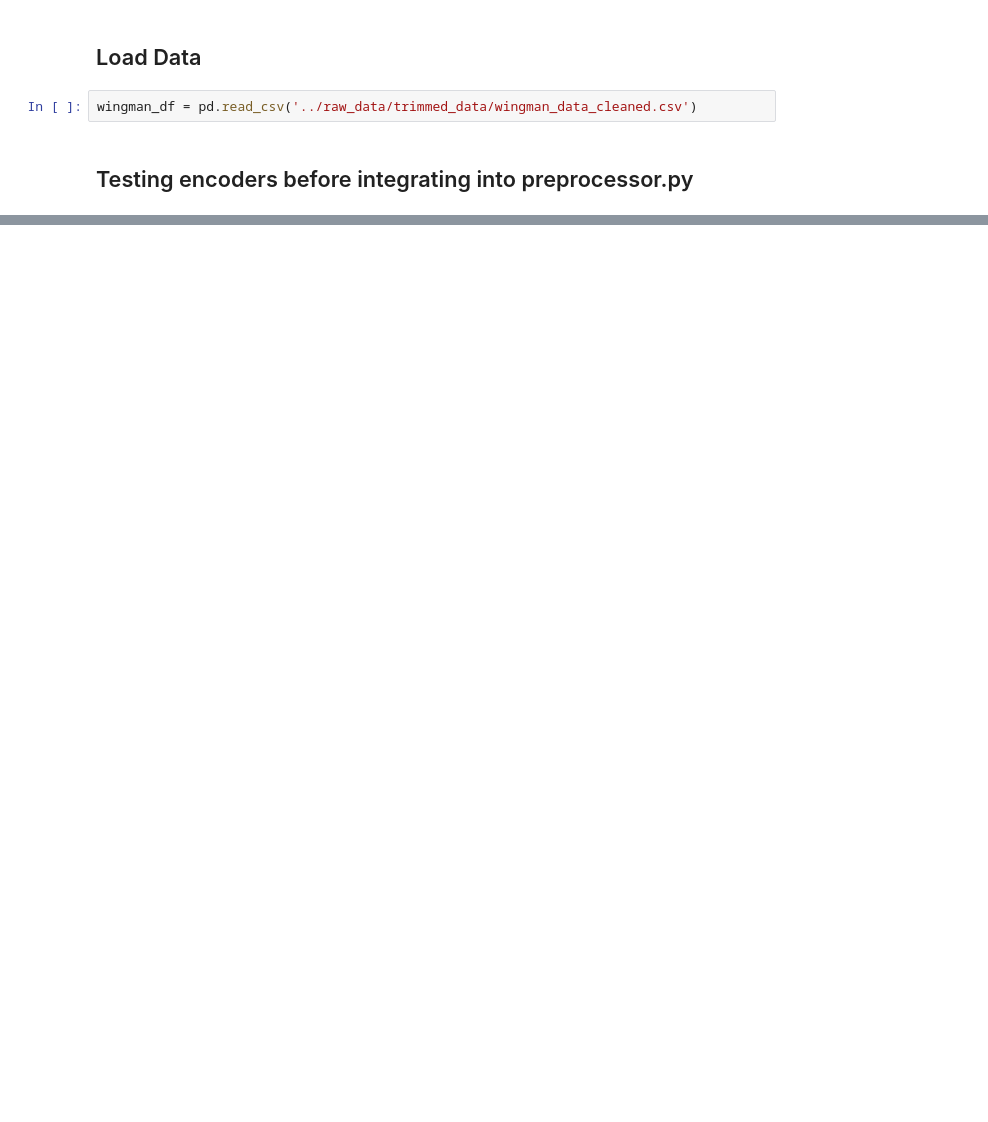
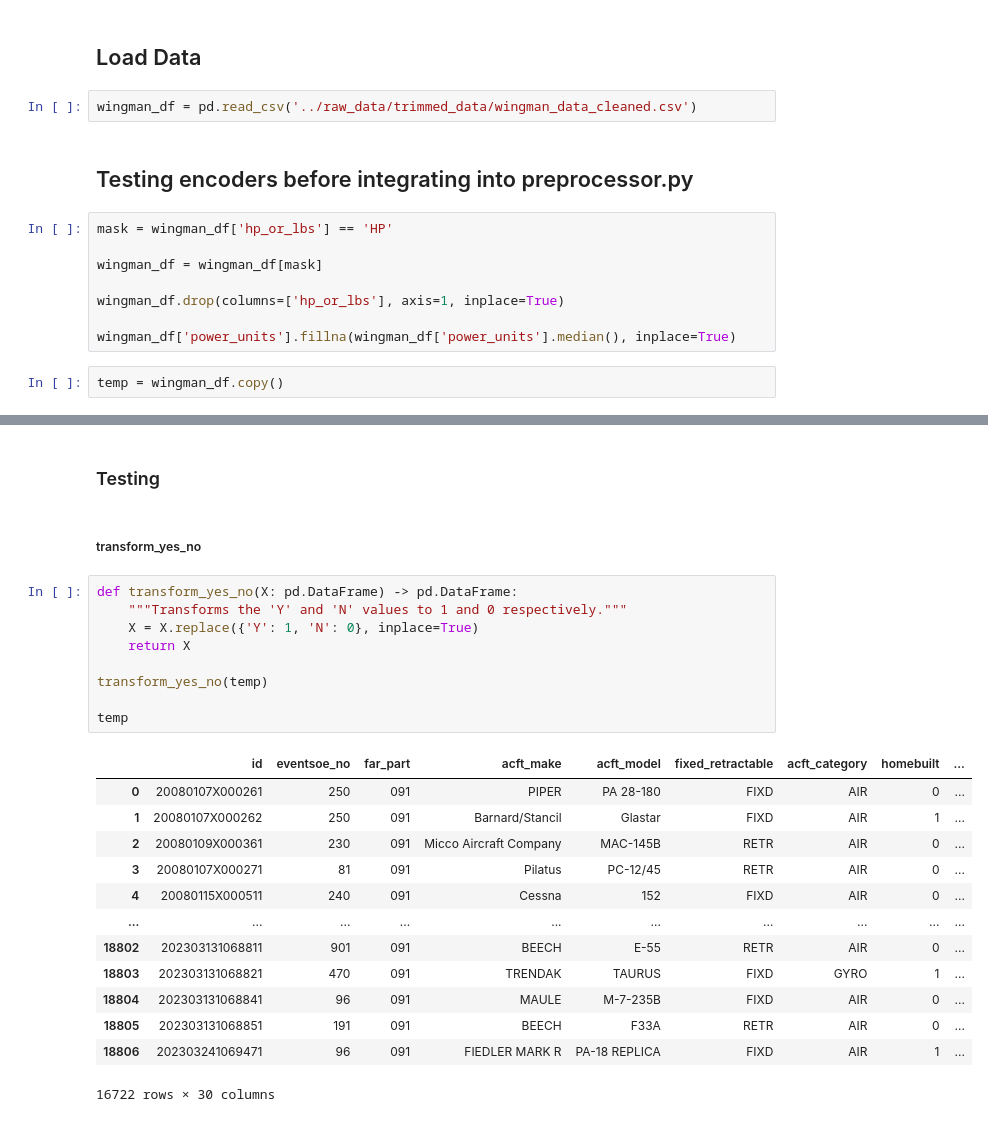
Before and after one commit to AaronDV17/wingman-project, a Jupyter notebook: notebooks/AaronDV17_7_preproc.ipynb, the cells around one changed output, grey strips where cells are left out. Drawn from its saved outputs; the diff is of its cells as text; blank space fills up the shorter version.

```diff
--- a/notebooks/AaronDV17_7_preproc.ipynb
+++ b/notebooks/AaronDV17_7_preproc.ipynb
@@ -13,3 +12,13 @@ from encoders import transform_far_part
 wingman_df = pd.read_csv('../raw_data/trimmed_data/wingman_data_cleaned.csv')
 # %% [markdown]
 ## Testing encoders before integrating into preprocessor.py
+# %%
+mask = wingman_df['hp_or_lbs'] == 'HP'
+
+wingman_df = wingman_df[mask]
+
+wingman_df.drop(columns=['hp_or_lbs'], axis=1, inplace=True)
+
+wingman_df['power_units'].fillna(wingman_df['power_units'].median(), inplace=True)
+# %%
+temp = wingman_df.copy()
@@ -15,0 +91,27 @@ wingman_df = pd.read_csv('../raw_data/trimmed_data/wingman_data_cleaned.csv')
+# %% [markdown]
+### Testing
+# %% [markdown]
+##### transform_yes_no
+# %%
+def transform_yes_no(X: pd.DataFrame) -> pd.DataFrame:
+    """Transforms the 'Y' and 'N' values to 1 and 0 respectively."""
+    X = X.replace({'Y': 1, 'N': 0}, inplace=True)
+    return X
+
+transform_yes_no(temp)
+
+temp
+# %% [output]
+|  | id | eventsoe_no | far_part | acft_make | acft_model | fixed_retractable | acft_category | homebuilt | ... |
+| 0 | 20080107X000261 | 250 | 091 | PIPER | PA 28-180 | FIXD | AIR | 0 | ... |
+| 1 | 20080107X000262 | 250 | 091 | Barnard/Stancil | Glastar | FIXD | AIR | 1 | ... |
+| 2 | 20080109X000361 | 230 | 091 | Micco Aircraft Company | MAC-145B | RETR | AIR | 0 | ... |
+| 3 | 20080107X000271 | 81 | 091 | Pilatus | PC-12/45 | RETR | AIR | 0 | ... |
+| 4 | 20080115X000511 | 240 | 091 | Cessna | 152 | FIXD | AIR | 0 | ... |
+| ... | ... | ... | ... | ... | ... | ... | ... | ... | ... |
+| 18802 | 202303131068811 | 901 | 091 | BEECH | E-55 | RETR | AIR | 0 | ... |
+| 18803 | 202303131068821 | 470 | 091 | TRENDAK | TAURUS | FIXD | GYRO | 1 | ... |
+| 18804 | 202303131068841 | 96 | 091 | MAULE | M-7-235B | FIXD | AIR | 0 | ... |
+| 18805 | 202303131068851 | 191 | 091 | BEECH | F33A | RETR | AIR | 0 | ... |
+| 18806 | 202303241069471 | 96 | 091 | FIEDLER MARK R | PA-18 REPLICA | FIXD | AIR | 1 | ... |
+16722 rows × 30 columns
```
Also changed, not shown: parts of 25 cells of this notebook, 2 other files.
